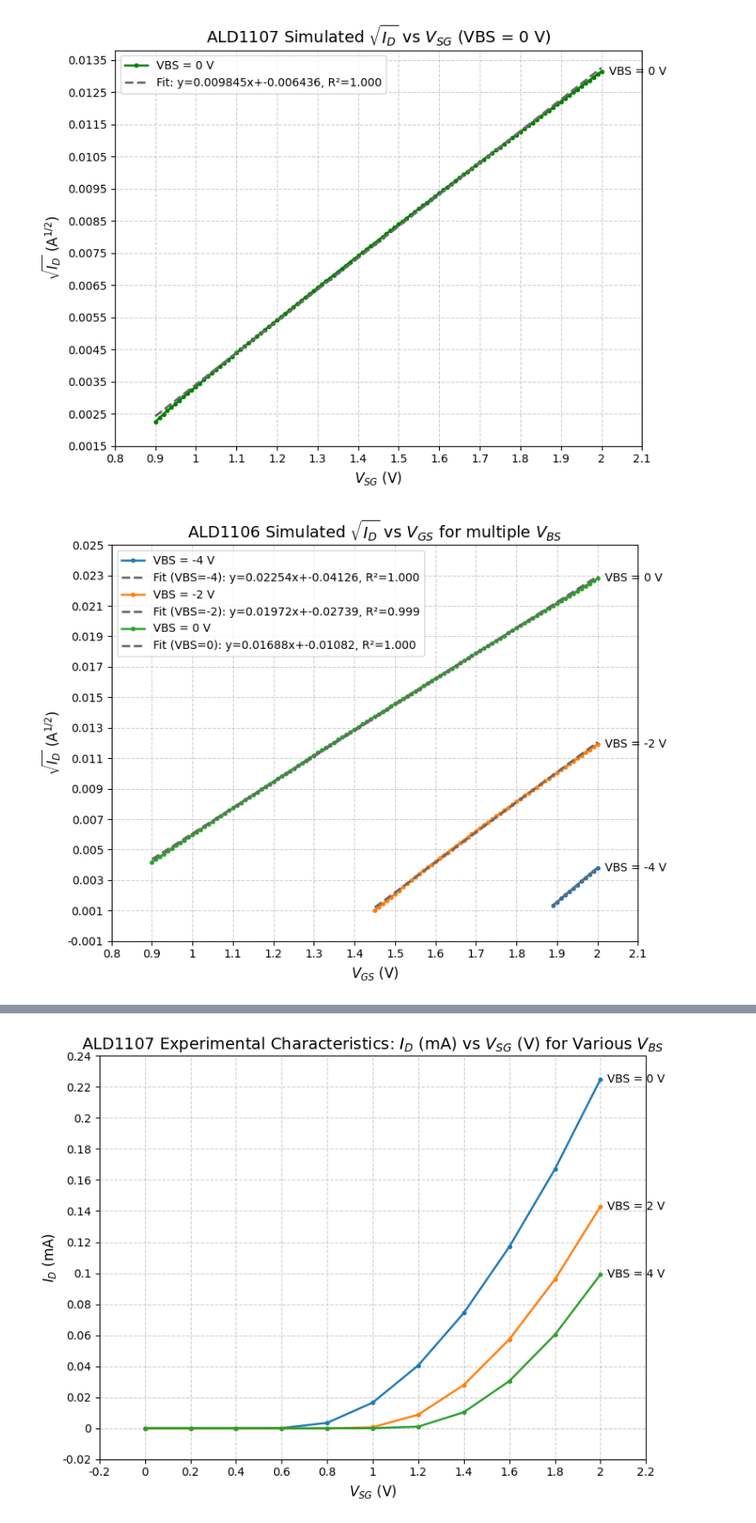
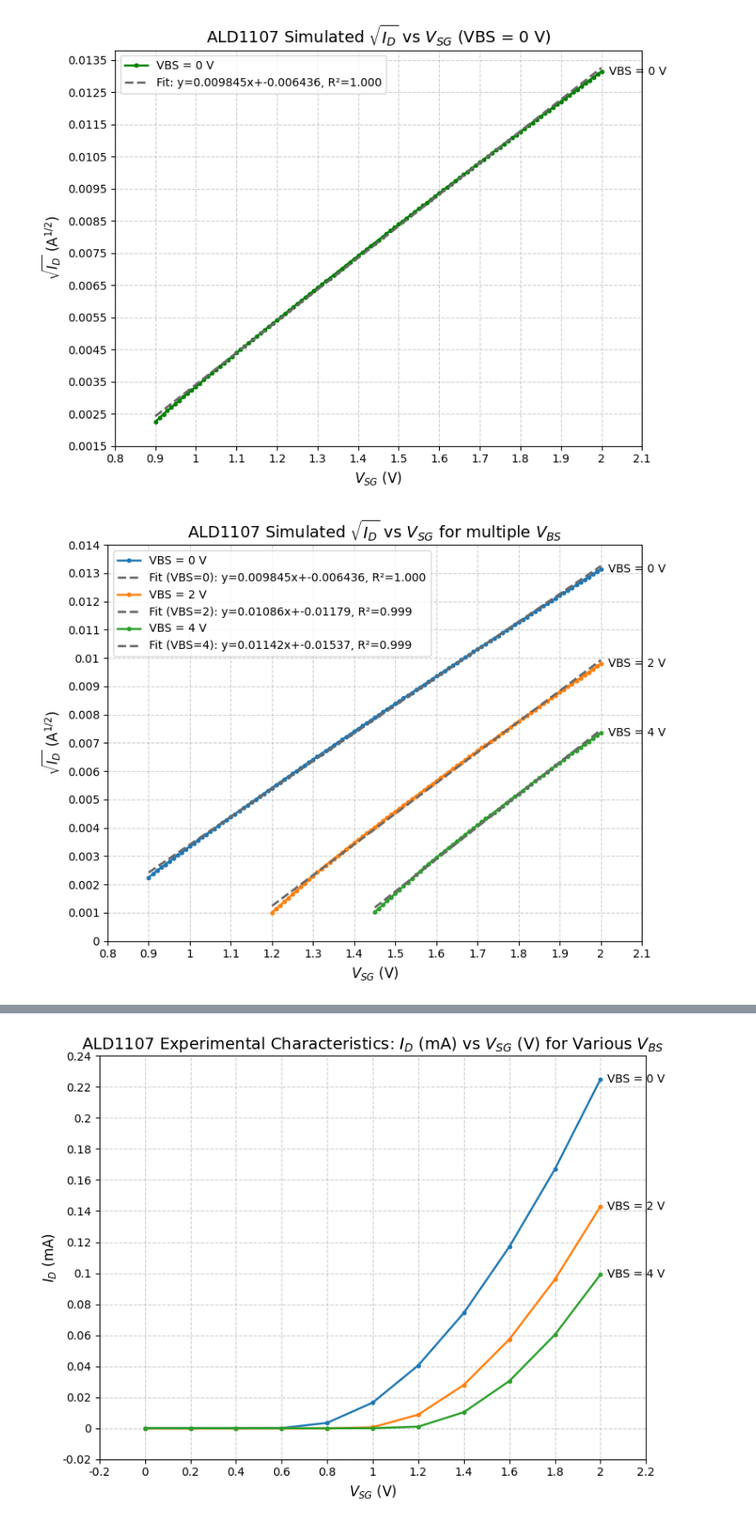
Before and after one commit to emaggyar12/335labs, a Jupyter notebook: lab5/pmos_graphs_copy.ipynb, the cells around one changed output, grey strips where cells are left out. Shown at 86% size. Drawn from its saved outputs; the diff is of its cells as text; code cells hidden in the pictures.

```diff
--- a/lab5/pmos_graphs_copy.ipynb
+++ b/lab5/pmos_graphs_copy.ipynb
@@ -624,7 +624,7 @@ fig, ax = plt.subplots(figsize=(8, 6))
 
 # data points + connecting line
 ax.plot(x, vto_minus_vtn, marker='o', markersize=3, linewidth=1.8,
-        color='green', label=r"Data: $V_{TO}-V_{TN}$")
+        color='green', label=r"Data: $V_{TN}-V_{TO}$")
 
 # best-fit (linear)
 m, b = np.polyfit(x, vto_minus_vtn, 1)
@@ -639,9 +639,9 @@ ax.plot(xfit, yfit, linestyle='--', linewidth=2.0, color='dimgray',
         label=f"Fit: y = {m:.4g}x + {b:.4g}, R² = {r2:.3f}")
 
 # styling to match your previous plots
-ax.set_title(r"Body Effect: $(V_{TO}-V_{TN})$ vs $\sqrt{2\cdot 0.6 + V_{SB}}$", fontsize=14)
-ax.set_xlabel(r"$\sqrt{2\cdot 0.6 + V_{SB}}$ (V$^{1/2}$)", fontsize=12)
-ax.set_ylabel(r"$V_{TO}-V_{TN}$ (V)", fontsize=12)
+ax.set_title(r"Experimental $|V_{TN}-V_{TO}|$ vs $\sqrt{2\cdot 0.6 + V_{BS}}$", fontsize=14)
+ax.set_xlabel(r"$\sqrt{2\cdot 0.6 + V_{BS}}$ (V$^{1/2}$)", fontsize=12)
+ax.set_ylabel(r"$|V_{TN}-V_{TO}|$ (V)", fontsize=12)
 ax.grid(True, which='both', linestyle=':', alpha=0.25)
 label_every_grid(ax, target_major_ticks=30)
 
@@ -737,17 +737,18 @@ from matplotlib.ticker import MultipleLocator, FormatStrFormatter
 
 # --- read your simulated data ---
 sqrt_id_vgs_sim = pd.read_csv('pmos/data_sim_pmos_sqrt_id_vbs.csv')
+sqrt_id_vgs_sim["vbs"] = sqrt_id_vgs_sim["vbs"] * -1
 
 # Define VGS floor thresholds by VBS
-vgs_floors = {0: 0.9, -2: 1.45, -4: 1.89}
+vgs_floors = {0: 0.9, 2: 1.2, 4: 1.45}
 
 # Apply VGS threshold per VBS value
 filtered_groups = []
 for vbs_val, group in sqrt_id_vgs_sim.groupby("vbs"):
     if vbs_val in vgs_floors:
-        group = group[group["vgs"] >= vgs_floors[vbs_val]]
+        group = group[group["vsg"] >= vgs_floors[vbs_val]]
     filtered_groups.append(group)
-df_plot = pd.concat(filtered_groups).sort_values(["vbs", "vgs"])
+df_plot = pd.concat(filtered_groups).sort_values(["vbs", "vsg"])
 
 # ----- helpers (styling) -----
 def _nice_step(raw_step: float) -> float:
@@ -775,7 +776,7 @@ def label_every_grid(ax, target_major_ticks: int = 30) -> None:
 fig, ax = plt.subplots(figsize=(8, 6))
 
 for vbs_val, g in df_plot.groupby("vbs", sort=True):
-    x = g["vgs"].to_numpy()
+    x = g["vsg"].to_numpy()
     y = g["sqrt(irg)"].to_numpy()
 
     # data curve
@@ -788,33 +789,33 @@ for vbs_val, g in df_plot.groupby("vbs", sort=True):
     if len(x):
         ax.text(x[-1], y[-1], f"  VBS = {vbs_val:g} V", va='center', color='black')
 
     # linear best fit
     if len(x) >= 2:
         m, b = np.polyfit(x, y, 1)
         yhat = m*x + b
         ss_res = np.sum((y - yhat)**2)
         ss_tot = np.sum((y - y.mean())**2)
         r2 = 1 - ss_res/ss_tot if ss_tot != 0 else np.nan
 
         xfit = np.linspace(x.min(), x.max(), 300)
         yfit = m*xfit + b
         ax.plot(xfit, yfit, linestyle='--', linewidth=2.0, color='dimgray',
                 label=f"Fit (VBS={vbs_val:g}): y={m:.4g}x+{b:.4g}, R²={r2:.3f}")
 
 # styling
-ax.set_title(r"ALD1106 Simulated $\sqrt{I_D}$ vs $V_{GS}$ for multiple $V_{BS}$", fontsize=14)
-ax.set_xlabel(r"$V_{GS}$ (V)", fontsize=12)
+ax.set_title(r"ALD1107 Simulated $\sqrt{I_D}$ vs $V_{SG}$ for multiple $V_{BS}$", fontsize=14)
+ax.set_xlabel(r"$V_{SG}$ (V)", fontsize=12)
 ax.set_ylabel(r"$\sqrt{I_D}$ (A$^{1/2}$)", fontsize=12)
 ax.grid(True, which='both', linestyle=':', alpha=0.25)
 label_every_grid(ax, target_major_ticks=30)
 
 # simplify ticks
 xt, yt = ax.get_xticks(), ax.get_yticks()
 if len(xt) > 2: ax.set_xticks(xt[::2])
 if len(yt) > 2: ax.set_yticks(yt[::2])
 
 ax.legend(fontsize=10, loc='best')
 fig.tight_layout()
 plt.show()
 # %% [output]
-[figure, old version]
+[figure, new version]
```
Also changed, not shown: parts of 2 cells of this notebook.
